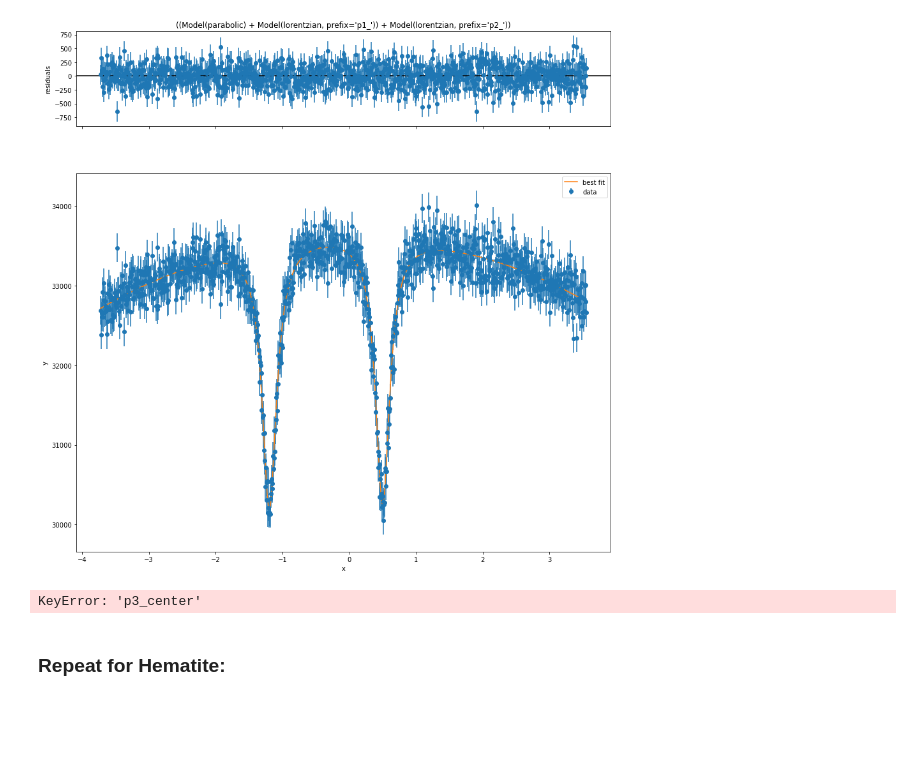
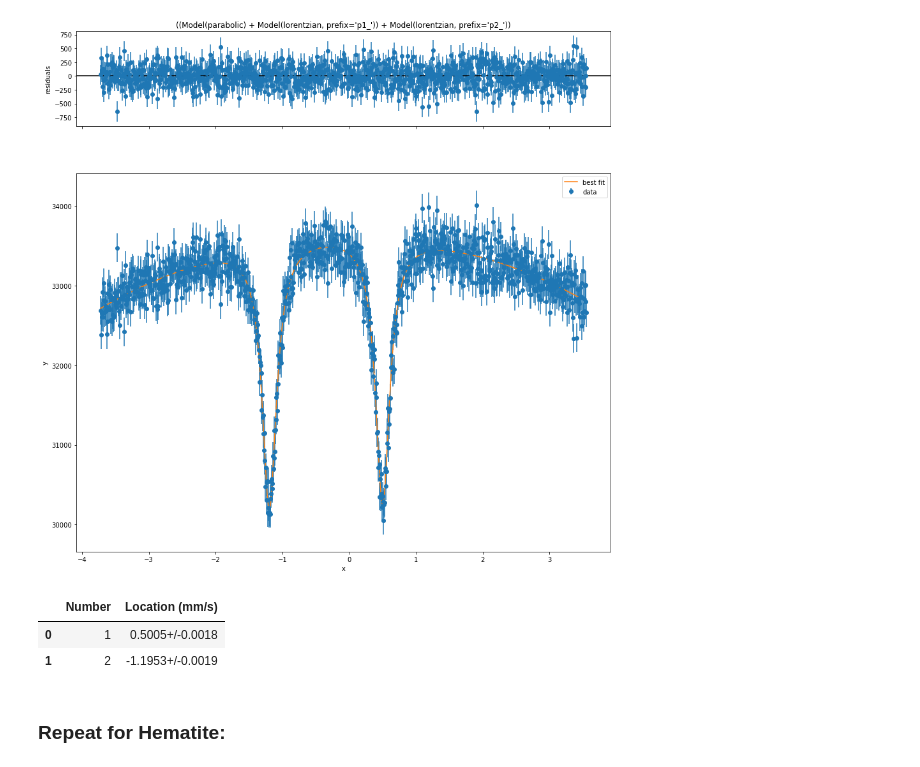
Before and after one commit to ahserhan/CMX, a Jupyter notebook: Mossbauer Specctroscopy/Mossbauer Full Analysis (Template).ipynb, the cells around one changed output. Drawn from its saved outputs; the diff is of its cells as text; code cells hidden in the pictures; blank space fills up the shorter version.

```diff
--- a/Mossbauer Specctroscopy/Mossbauer Full Analysis (Template).ipynb
+++ b/Mossbauer Specctroscopy/Mossbauer Full Analysis (Template).ipynb
@@ -386,19 +380,21 @@ model_fit.plot(fig=myfig);
 # %%
 # Save the parameters from the best fit
 Sod_params = model_fit.params
 
 Sod_peaks = []
-for parm in Fe_params:
+for parm in Sod_params:
     if parm.endswith('center'):
-        Fe_peaks.append(unc.ufloat(Sod_params[parm].value, Sod_params[parm].stderr))
+        Sod_peaks.append(unc.ufloat(Sod_params[parm].value, Sod_params[parm].stderr))
 
 #make a table
-Fe_peaks_df = pd.DataFrame()
-Fe_peaks_df['Number'] = [1,2,3,4,5,6]
-Fe_peaks_df['Location (mm/s)'] = Fe_peaks
-Fe_peaks_df
+Sod_peaks_df = pd.DataFrame()
+Sod_peaks_df['Number'] = [1,2]
+Sod_peaks_df['Location (mm/s)'] = Sod_peaks
+Sod_peaks_df
 # %% [output]
-KeyError: 'p3_center'
+|  | Number | Location (mm/s) |
+| 0 | 1 | 0.5005+/-0.0018 |
+| 1 | 2 | -1.1953+/-0.0019 |
 # %% [markdown]
 ### Repeat for Hematite:
 # %%
```
Also changed, not shown: parts of 2 cells of this notebook.
